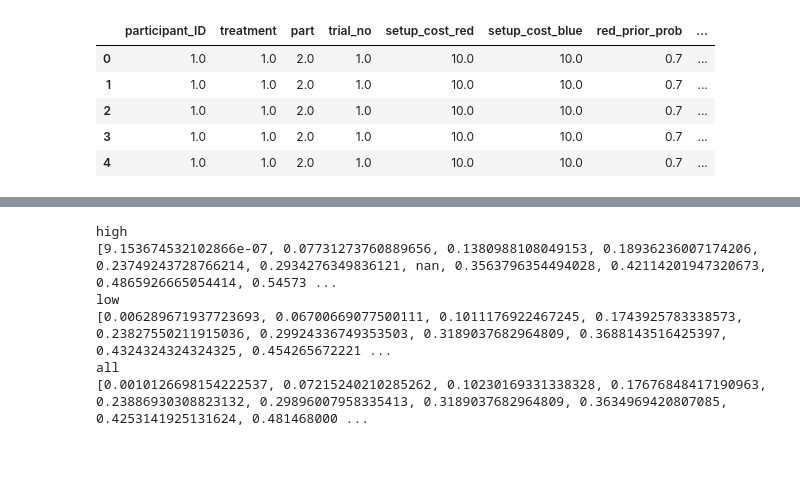
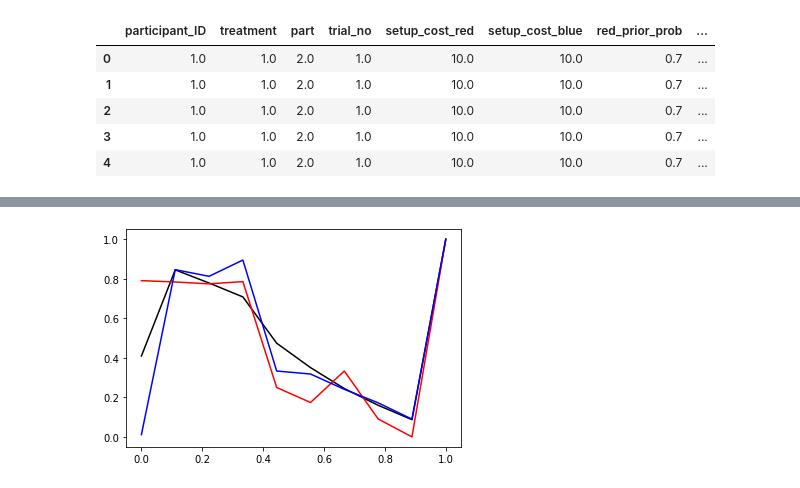
Before and after one commit to niharnandan/RA-Spring2020, a Jupyter notebook: 2020_2 Fall/Data and Analysis/Analysis/Analysis_Task2/Code/Untitled.ipynb, the cells around one changed output, grey strips where cells are left out. Saved outputs shown, nothing was run; the diff lists cells and outputs as text; code cells hidden in the pictures; blank space fills up the shorter version.

Commit message:
Cleaned scripts and added new data

```diff
--- a/2020_2 Fall/Data and Analysis/Analysis/Analysis_Task2/Code/Untitled.ipynb
+++ b/2020_2 Fall/Data and Analysis/Analysis/Analysis_Task2/Code/Untitled.ipynb
@@ -38,14 +16,21 @@ plt.plot(bin_means_r)
-# %%
-print('high')
-print(bin_means_bu)
-print('low')
-print(bin_means_r)
-print('all')
-print(bin_means_b)
-# %% [output]
-high
-[9.153674532102866e-07, 0.07731273760889656, 0.1380988108049153, 0.18936236007174206, 0.23749243728766214, 0.2934276349836121, nan, 0.3563796354494028, 0.42114201947320673, 0.4865926665054414, 0.54573 ...
-low
-[0.006289671937723693, 0.06700669077500111, 0.1011176922467245, 0.1743925783338573, 0.23827550211915036, 0.29924336749353503, 0.3189037682964809, 0.3688143516425397, 0.4324324324324325, 0.454265672221 ...
-all
-[0.0010126698154222537, 0.07215240210285262, 0.10230169331338328, 0.17676848417190963, 0.23886930308823132, 0.29896007958335413, 0.3189037682964809, 0.3634969420807085, 0.4253141925131624, 0.481468000 ...
+# %%
+n_bins = 10
+action = g_table.loc[(g_table['action_type'] == 1)]
+action = action.reset_index(drop = True)
+sus_avg_b = binned_data(action, n_bins)
+
+
+action = g_table.loc[(g_table['action_type'] == 1) & (g_table['red_prior_prob'] < 0.5)]
+action = action.reset_index(drop = True)
+sus_avg_r = binned_data(action, n_bins)
+
+action = g_table.loc[(g_table['action_type'] == 1) & (g_table['red_prior_prob'] > 0.5)]
+action = action.reset_index(drop = True)
+sus_avg_u = binned_data(action, n_bins)
+# %%
+plt.plot(np.linspace(0, 1, n_bins), sus_avg_b, 'black')
+plt.plot(np.linspace(0, 1, n_bins),sus_avg_r, 'red')
+plt.plot(np.linspace(0, 1, n_bins),sus_avg_u, 'blue')
+plt.show()
+# %% [output]
+[figure, added]
```
Also changed, not shown: parts of 3 cells of this notebook, 10 other files.
